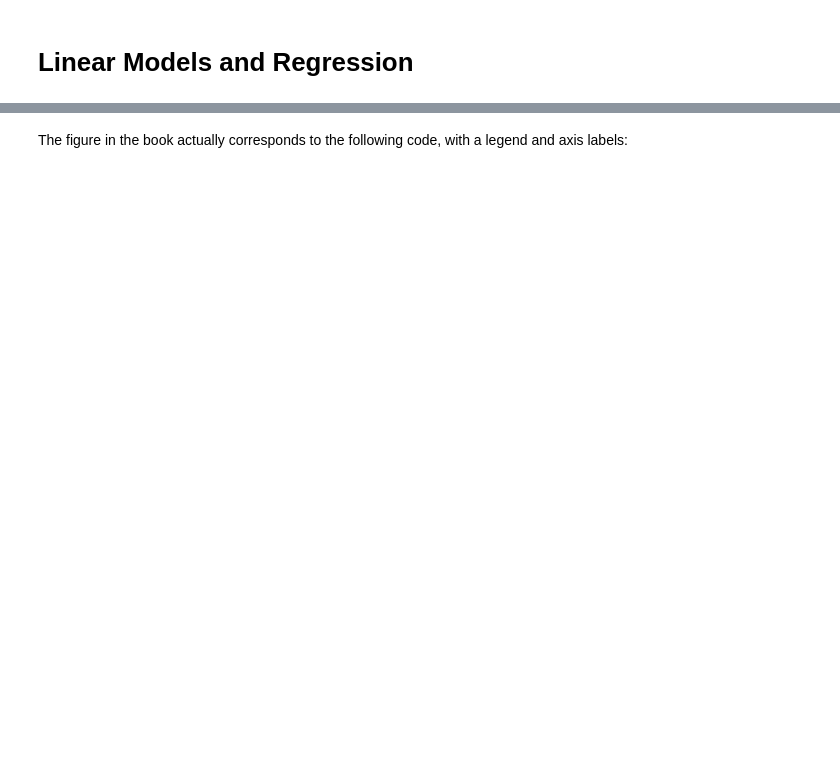
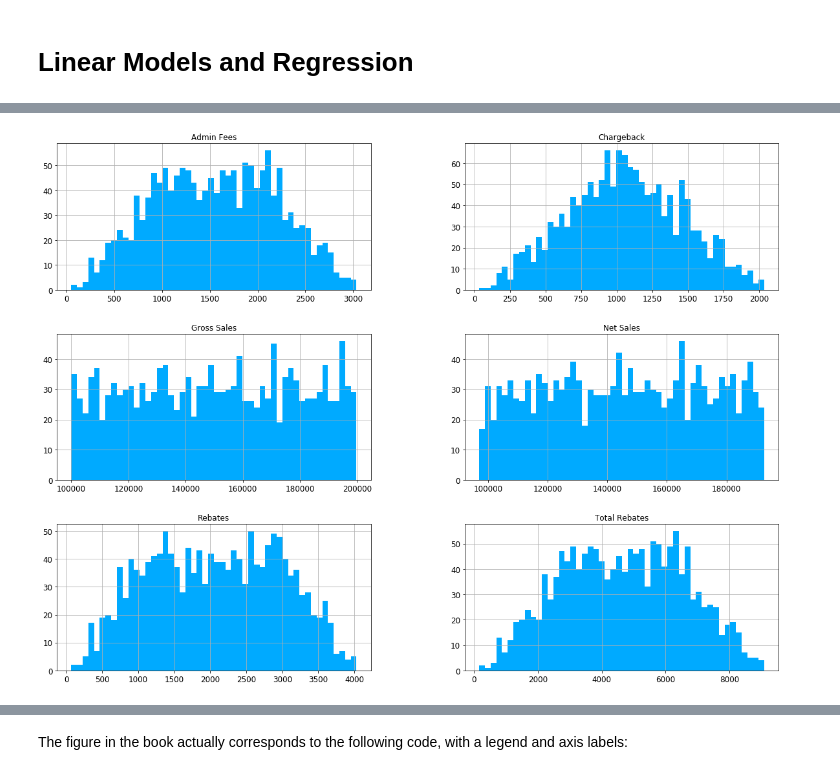
Before and after one commit to modelnpb/aiml-course, a Jupyter notebook: 2_Linear_Models_and_Regression.ipynb, the cells around one changed output, grey strips where cells are left out. Saved outputs shown, nothing was run; the diff lists cells and outputs as text; code cells hidden in the pictures; blank space fills up the shorter version.

```diff
--- a/2_Linear_Models_and_Regression.ipynb
+++ b/2_Linear_Models_and_Regression.ipynb
@@ -26,6 +26,7 @@ mpl.rc('ytick', labelsize=12)
 
 # Where to save the figures
 PROJECT_ROOT_DIR = "."
+MODELN_DATA_PATH = ".\\datasets\\modeln"
 CHAPTER_ID = "2_Linear_Models_and_Regression"
 IMAGES_PATH = os.path.join(PROJECT_ROOT_DIR, "images", CHAPTER_ID)
 os.makedirs(IMAGES_PATH, exist_ok=True)
@@ -44,0 +46,17 @@ warnings.filterwarnings(action="ignore", message="^internal gelsd")
+# %%
+import pandas as pd   # Check out pandas documentation for additional details of this powerful library
+
+def load_data(data_path, filename):
+
+    # If you are creating or editing CSV files in Excel, make sure you save it as UTF-8 encoded
+    # otherwise Pandas will fail to load
+
+    csv_path = os.path.join(data_path, filename)
+    print(csv_path)
+    return pd.read_csv(csv_path)
+# %%
+rebate_data = load_data(MODELN_DATA_PATH, "rebate_sample_tiny.csv")
+
+# check to see if data is what you were expecting
+
+rebate_data.head()
@@ -44,0 +117,6 @@ warnings.filterwarnings(action="ignore", message="^internal gelsd")
+# %%
+
+rebate_data.hist(bins=50, figsize=(20,15), color="#00aaff")
+plt.show()
+# %% [output]
+[figure, added]
```
Also changed, not shown: parts of 45 cells of this notebook, 2 other files.
